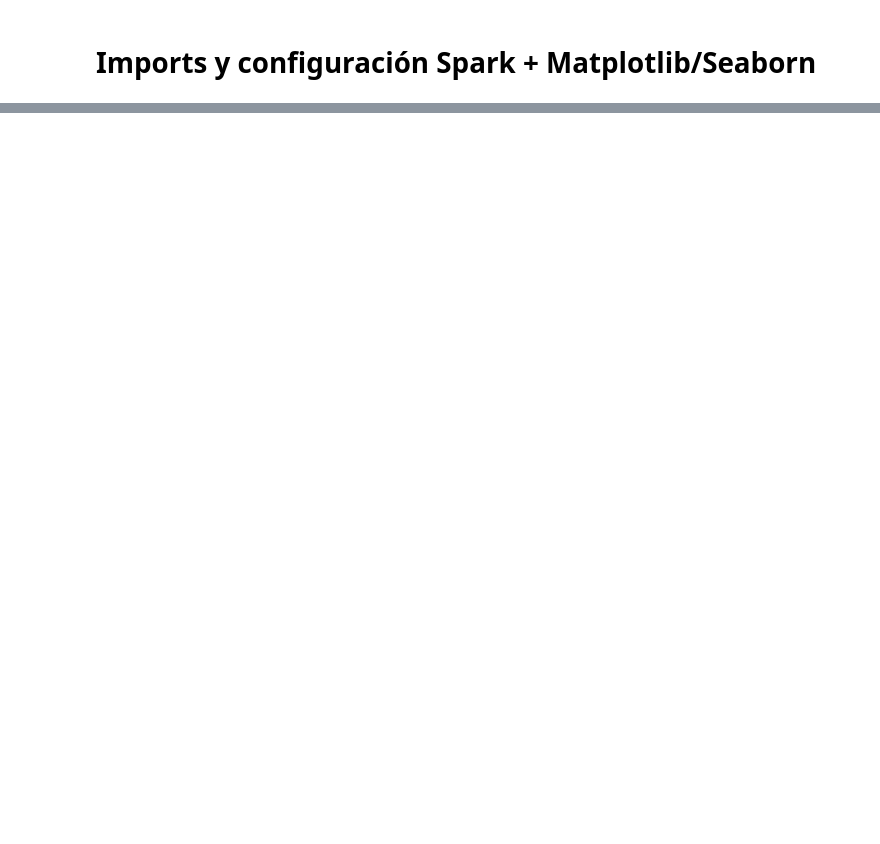
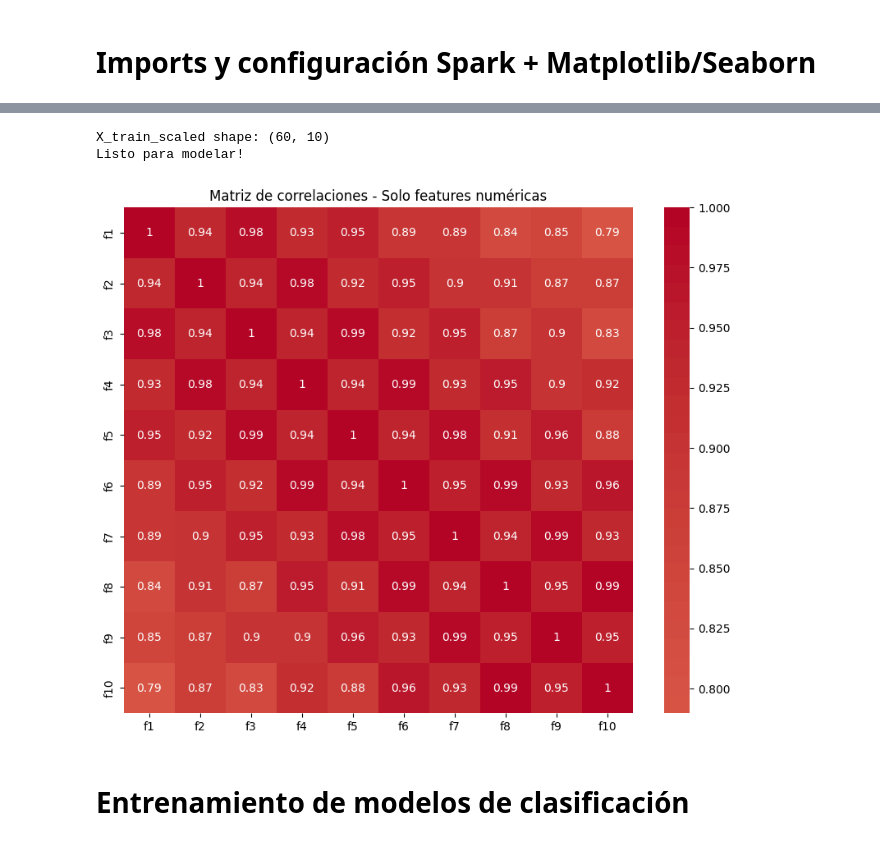
Before and after one commit to Chijiro31/QCM-Sensor-Alcohol-Dataset, a Jupyter notebook: Proyecto_QCM/notebooks/Analisis_QCM.ipynb, the cells around one changed output, grey strips where cells are left out. Saved outputs shown, nothing was run; the diff lists cells and outputs as text; code cells hidden in the pictures; blank space fills up the shorter version.

```diff
--- a/Proyecto_QCM/notebooks/Analisis_QCM.ipynb
+++ b/Proyecto_QCM/notebooks/Analisis_QCM.ipynb
@@ -52,0 +356,10 @@ FileNotFoundError: [Errno 2] No such file or directory: 'QCM3.csv'
+# %%
+# 1. Definir SOLO las columnas NUMÉRICAS como features
+numeric_features = ['f1', 'f2', 'f3', 'f4', 'f5', 'f6', 'f7', 'f8', 'f9', 'f10']
+X = data[numeric_features]  # SOLO 10 columnas numéricas
+y = data["solvente"]
+
+print("Shape X:", X.shape)
+print("Shape y:", y.shape)
+print("Tipos de datos en X:")
+print(X.dtypes)
@@ -52,0 +381,29 @@ FileNotFoundError: [Errno 2] No such file or directory: 'QCM3.csv'
+# %%
+from sklearn.model_selection import train_test_split
+from sklearn.preprocessing import StandardScaler
+
+X_train, X_test, y_train, y_test = train_test_split(
+    X, y, test_size=0.2, random_state=42, stratify=y
+)
+
+scaler = StandardScaler()
+X_train_scaled = scaler.fit_transform(X_train)
+X_test_scaled = scaler.transform(X_test)
+
+print("X_train_scaled shape:", X_train_scaled.shape)
+print("Listo para modelar!")
+# %% [output]
+X_train_scaled shape: (60, 10)
+Listo para modelar!
+# %%
+import seaborn as sns
+import matplotlib.pyplot as plt
+
+plt.figure(figsize=(10, 8))
+sns.heatmap(X.corr(), annot=True, cmap="coolwarm", center=0)
+plt.title("Matriz de correlaciones - Solo features numéricas")
+plt.show()
+# %% [output]
+[figure, added]
+# %% [markdown]
+# Entrenamiento de modelos de clasificación
```
Also changed, not shown: parts of 22 cells of this notebook.
